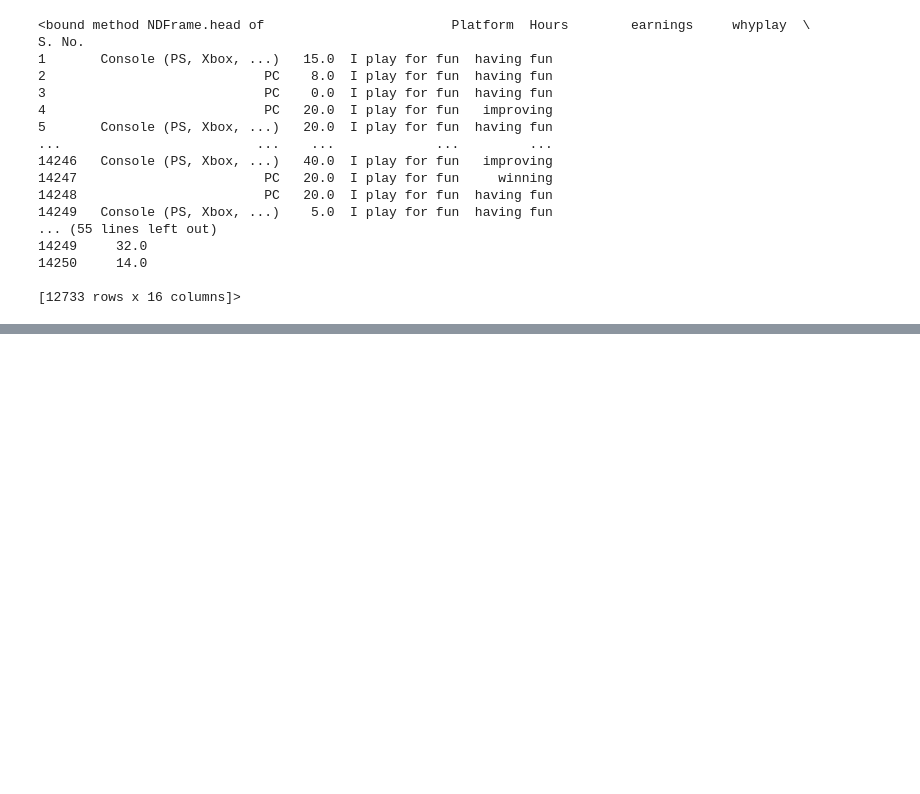
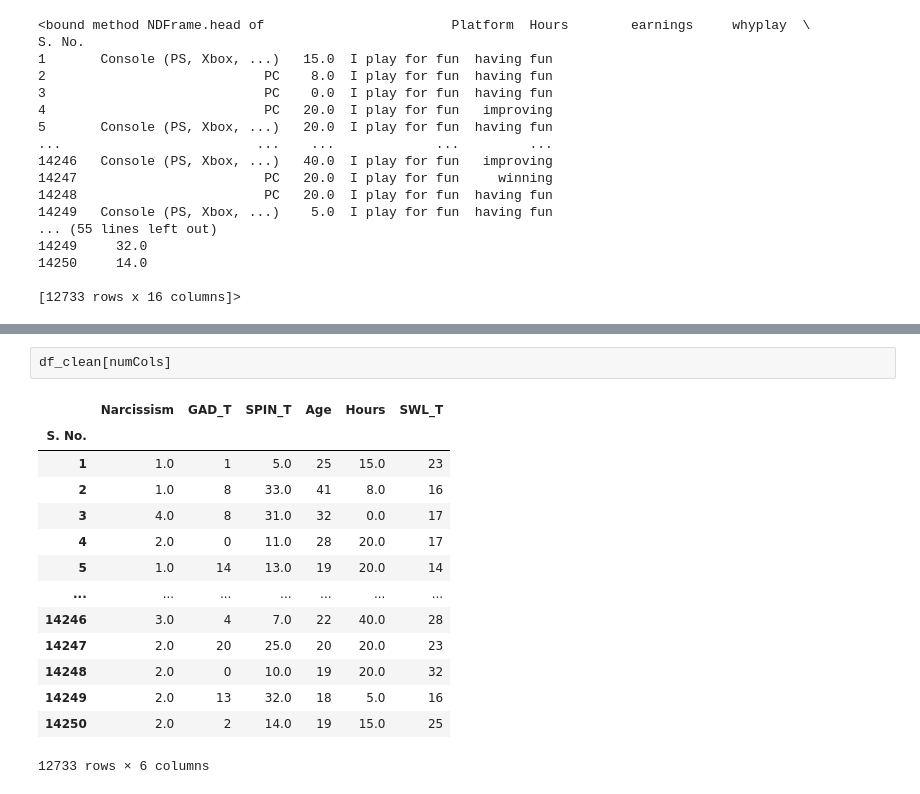
Before and after one commit to thesua7/CSE-499, a Jupyter notebook: SWL.ipynb, the cells around one changed output, grey strips where cells are left out. Drawn from its saved outputs; the diff is of its cells as text; blank space fills up the shorter version.

```diff
--- a/SWL.ipynb
+++ b/SWL.ipynb
@@ -139,0 +162,17 @@ S. No.
+# %%
+df_clean[numCols]
+# %% [output]
+|  | Narcissism | GAD_T | SPIN_T | Age | Hours | SWL_T |
+| S. No. |  |  |  |  |  |  |
+| 1 | 1.0 | 1 | 5.0 | 25 | 15.0 | 23 |
+| 2 | 1.0 | 8 | 33.0 | 41 | 8.0 | 16 |
+| 3 | 4.0 | 8 | 31.0 | 32 | 0.0 | 17 |
+| 4 | 2.0 | 0 | 11.0 | 28 | 20.0 | 17 |
+| 5 | 1.0 | 14 | 13.0 | 19 | 20.0 | 14 |
+| ... | ... | ... | ... | ... | ... | ... |
+| 14246 | 3.0 | 4 | 7.0 | 22 | 40.0 | 28 |
+| 14247 | 2.0 | 20 | 25.0 | 20 | 20.0 | 23 |
+| 14248 | 2.0 | 0 | 10.0 | 19 | 20.0 | 32 |
+| 14249 | 2.0 | 13 | 32.0 | 18 | 5.0 | 16 |
+| 14250 | 2.0 | 2 | 14.0 | 19 | 15.0 | 25 |
+12733 rows × 6 columns
```
Also changed, not shown: parts of 10 cells of this notebook.
